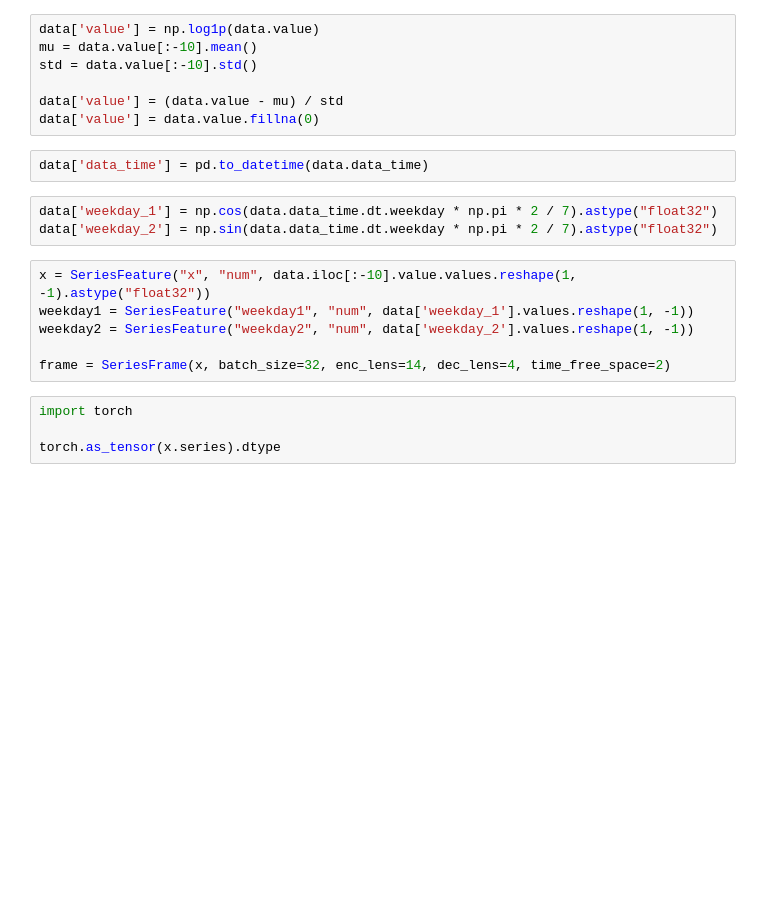
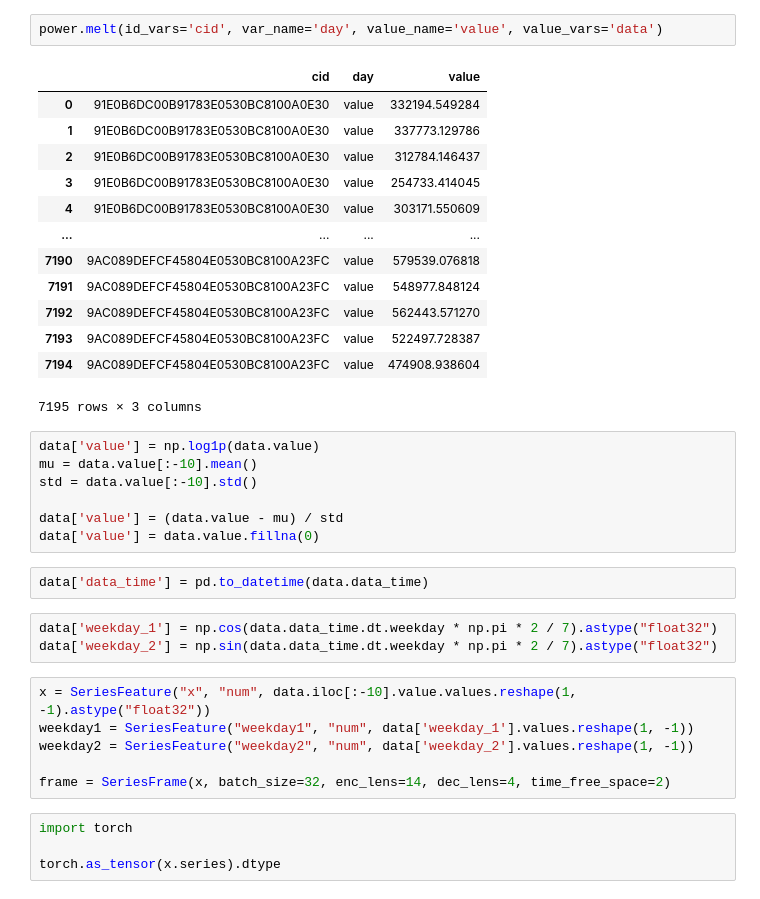
Before and after one commit to Relevation-143/Deep-Time-Series-Prediction, a Jupyter notebook: Untitled.ipynb, the cells around one changed output. Drawn from its saved outputs; the diff is of its cells as text; blank space fills up the shorter version.

```diff
--- a/Untitled.ipynb
+++ b/Untitled.ipynb
@@ -22,3 +18,19 @@ data.set_index("data_time").value.plot()
+# %%
+power.melt(id_vars='cid', var_name='day', value_name='value', value_vars='data')
+# %% [output]
+|  | cid | day | value |
+| 0 | 91E0B6DC00B91783E0530BC8100A0E30 | value | 332194.549284 |
+| 1 | 91E0B6DC00B91783E0530BC8100A0E30 | value | 337773.129786 |
+| 2 | 91E0B6DC00B91783E0530BC8100A0E30 | value | 312784.146437 |
+| 3 | 91E0B6DC00B91783E0530BC8100A0E30 | value | 254733.414045 |
+| 4 | 91E0B6DC00B91783E0530BC8100A0E30 | value | 303171.550609 |
+| ... | ... | ... | ... |
+| 7190 | 9AC089DEFCF45804E0530BC8100A23FC | value | 579539.076818 |
+| 7191 | 9AC089DEFCF45804E0530BC8100A23FC | value | 548977.848124 |
+| 7192 | 9AC089DEFCF45804E0530BC8100A23FC | value | 562443.571270 |
+| 7193 | 9AC089DEFCF45804E0530BC8100A23FC | value | 522497.728387 |
+| 7194 | 9AC089DEFCF45804E0530BC8100A23FC | value | 474908.938604 |
+7195 rows × 3 columns
 # %%
 data['value'] = np.log1p(data.value)
 mu = data.value[:-10].mean()
```
Also changed, not shown: parts of 7 cells of this notebook, 2 other files.
